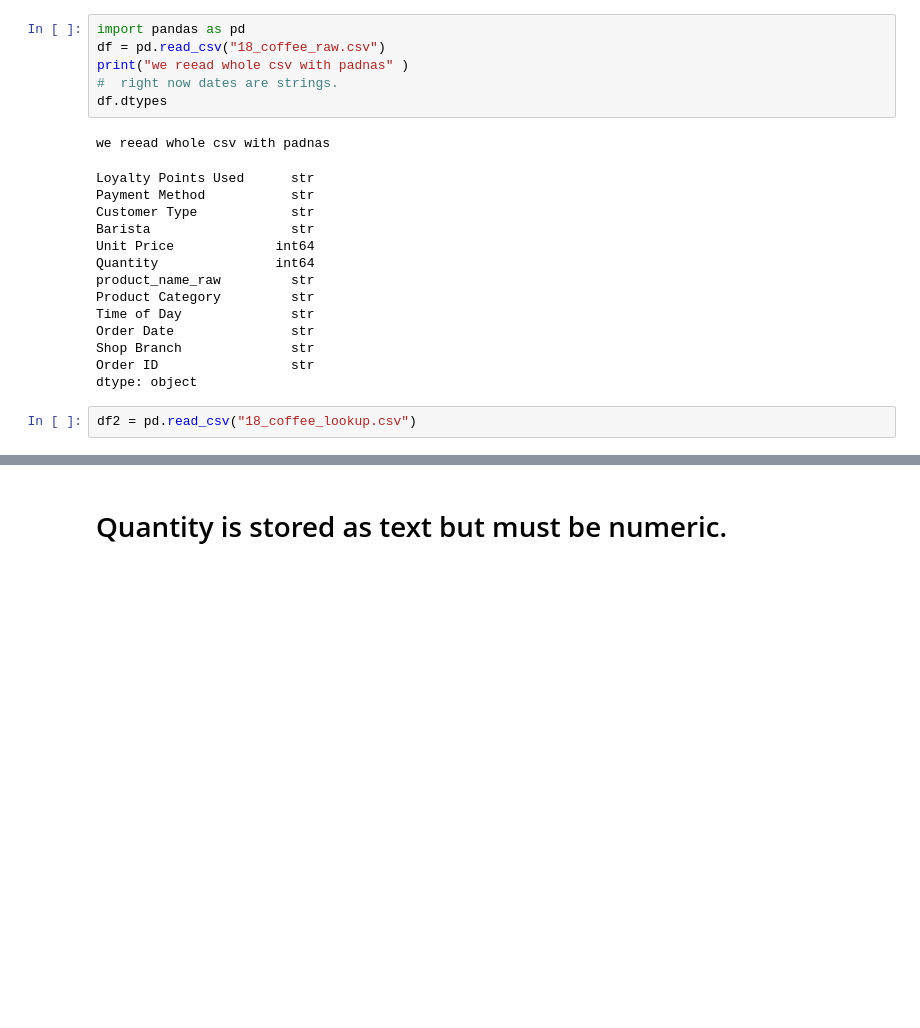
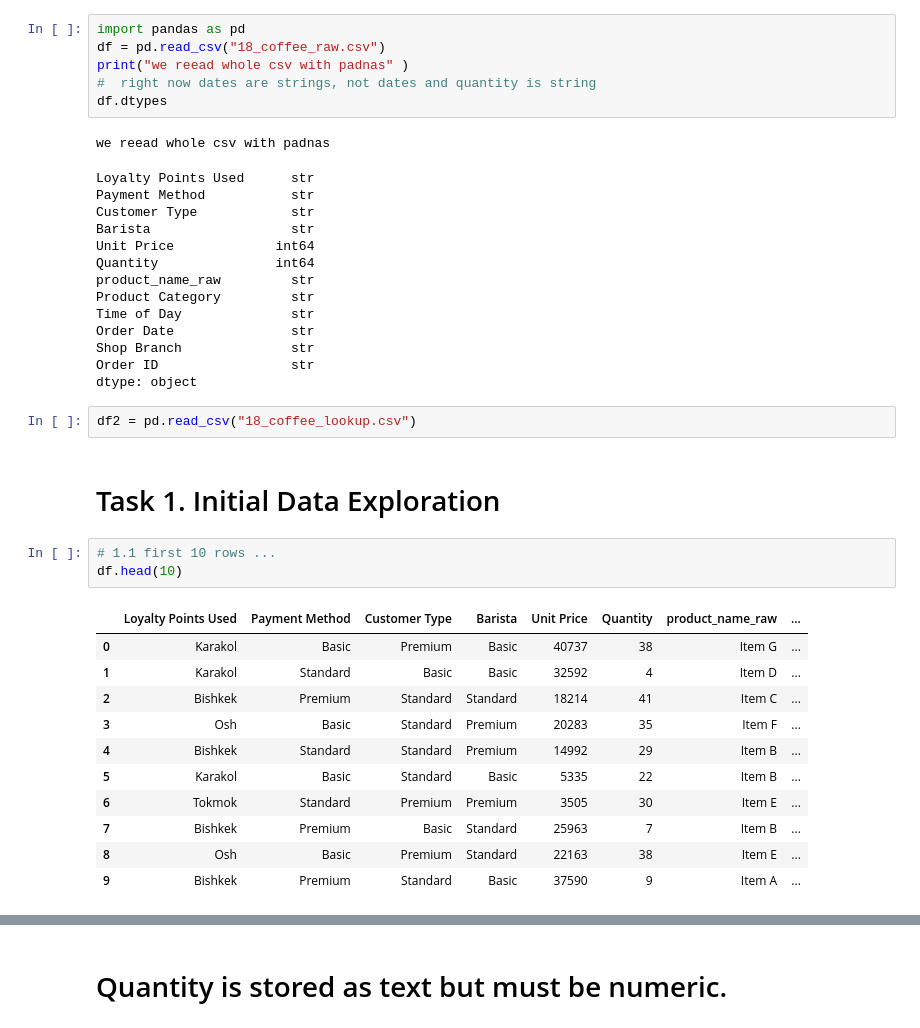
Before and after one commit to data-analysis-course/Altynai_ismailova_analytics, a Jupyter notebook: pandas/midterm1_18_altynai/altynai_18_mid_solution.ipynb, the cells around one changed output, grey strips where cells are left out. Saved outputs shown, nothing was run; the diff lists cells and outputs as text; blank space fills up the shorter version.

```diff
--- a/pandas/midterm1_18_altynai/altynai_18_mid_solution.ipynb
+++ b/pandas/midterm1_18_altynai/altynai_18_mid_solution.ipynb
@@ -2,7 +2,7 @@
 import pandas as pd
 df = pd.read_csv("18_coffee_raw.csv")
 print("we reead whole csv with padnas" )
-#  right now dates are strings.
+#  right now dates are strings, not dates and quantity is string
 df.dtypes
 # %% [output]
 we reead whole csv with padnas
@@ -21,3 +21,21 @@ Order ID                 str
 dtype: object
 # %%
 df2 = pd.read_csv("18_coffee_lookup.csv")
+# %% [markdown]
+
+# Task 1. Initial Data Exploration
+# %%
+# 1.1 first 10 rows ...
+df.head(10)
+# %% [output]
+|  | Loyalty Points Used | Payment Method | Customer Type | Barista | Unit Price | Quantity | product_name_raw | ... |
+| 0 | Karakol | Basic | Premium | Basic | 40737 | 38 | Item G | ... |
+| 1 | Karakol | Standard | Basic | Basic | 32592 | 4 | Item D | ... |
+| 2 | Bishkek | Premium | Standard | Standard | 18214 | 41 | Item C | ... |
+| 3 | Osh | Basic | Standard | Premium | 20283 | 35 | Item F | ... |
+| 4 | Bishkek | Standard | Standard | Premium | 14992 | 29 | Item B | ... |
+| 5 | Karakol | Basic | Standard | Basic | 5335 | 22 | Item B | ... |
+| 6 | Tokmok | Standard | Premium | Premium | 3505 | 30 | Item E | ... |
+| 7 | Bishkek | Premium | Basic | Standard | 25963 | 7 | Item B | ... |
+| 8 | Osh | Basic | Premium | Standard | 22163 | 38 | Item E | ... |
+| 9 | Bishkek | Premium | Standard | Basic | 37590 | 9 | Item A | ... |
```
Also changed, not shown: parts of 78 cells of this notebook, 1 other file.
